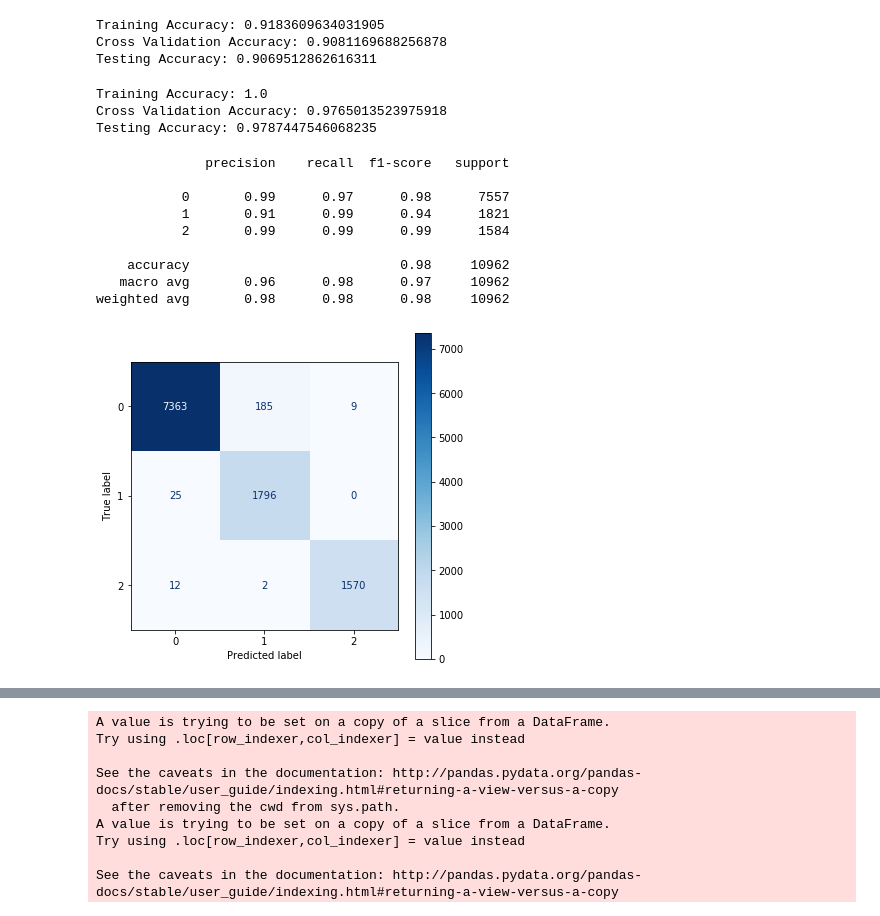
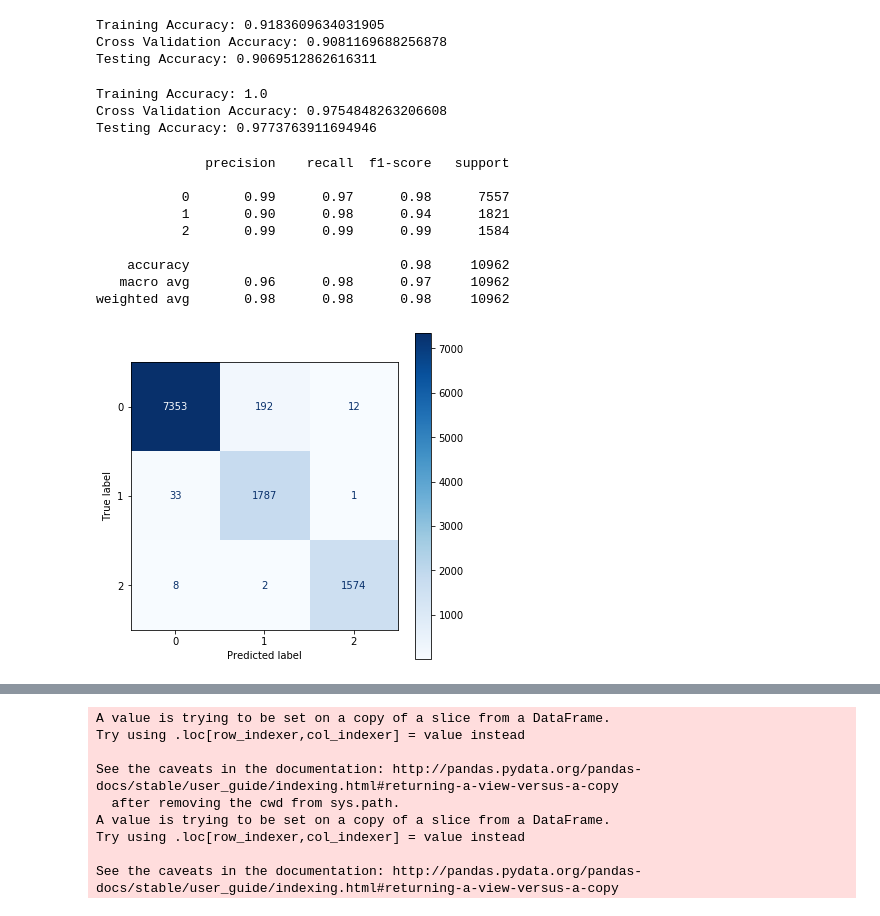
Before and after one commit to jeremy-lee93/capstone-project, a Jupyter notebook: modeling_headlines.ipynb, the cells around one changed output, grey strips where cells are left out. Drawn from its saved outputs; the diff is of its cells as text; code cells hidden in the pictures.

Commit message:
reran models to fix potential data leakage, created tsne plots

```diff
--- a/modeling_headlines.ipynb
+++ b/modeling_headlines.ipynb
@@ -87,7 +58,12 @@ X.shape
+# %%
+vectorizer = TfidfVectorizer(stop_words=stopwords)
+
+X_train_sparse = vectorizer.fit_transform(X_train)
+X_test_sparse = vectorizer.transform(X_test)
 # %%
 mnb_vanilla = MultinomialNB()
-mnb_vanilla.fit(X_train, y_train)
-mnb_vanilla_cv = cross_val_score(mnb_vanilla, X_train, y_train, cv=5, scoring='accuracy', n_jobs=-1)
+mnb_vanilla.fit(X_train_sparse, y_train)
+mnb_vanilla_cv = cross_val_score(mnb_vanilla, X_train_sparse, y_train, cv=5, scoring='accuracy', n_jobs=-1)
 # %%
 def summary_scores(model, train_set_x, test_set_x, train_set_y, test_set_y, cross_val_var):
     print(f'Training Accuracy: {model.score(train_set_x, train_set_y)}')
@@ -123,7 +99,7 @@ mnb_vanilla_param = {'alpha':[0, 0.01, 1, 2, 10],
                      'fit_prior':[True, False]}
 
 gs_mnb = GridSearchCV(mnb_vanilla, param_grid=mnb_vanilla_param, cv=5, n_jobs=-1)
-gs_mnb.fit(X_train, y_train)
+gs_mnb.fit(X_train_sparse, y_train)
 gs_mnb.best_params_
 # %% [output]
 {'alpha': 10, 'fit_prior': False}
@@ -138,21 +114,21 @@ Cross Validation Accuracy: 0.9081169688256878
 Testing Accuracy: 0.9069512862616311
 # %%
 rf_vanilla = RandomForestClassifier()
-rf_vanilla.fit(X_train, y_train)
-rf_vanilla_cv = cross_val_score(rf_vanilla, X_train, y_train, cv=5, scoring='accuracy', n_jobs=-1)
+rf_vanilla.fit(X_train_sparse, y_train)
+rf_vanilla_cv = cross_val_score(rf_vanilla, X_train_sparse, y_train, cv=5, scoring='accuracy', n_jobs=-1)
 # %%
-summary_scores(rf_vanilla, X_train, X_test, y_train, y_test, rf_vanilla_cv)
+summary_scores(rf_vanilla, X_train_sparse, X_test_sparse, y_train, y_test, rf_vanilla_cv)
 # %% [output]
 Training Accuracy: 1.0
-Cross Validation Accuracy: 0.9765013523975918
-Testing Accuracy: 0.9787447546068235
+Cross Validation Accuracy: 0.9754848263206608
+Testing Accuracy: 0.9773763911694946
 # %%
-print(classification_report(y_test, rf_vanilla.predict(X_test)))
+print(classification_report(y_test, rf_vanilla.predict(X_test_sparse)))
 # %% [output]
               precision    recall  f1-score   support
 
            0       0.99      0.97      0.98      7557
-           1       0.91      0.99      0.94      1821
+           1       0.90      0.98      0.94      1821
            2       0.99      0.99      0.99      1584
 
     accuracy                           0.98     10962
@@ -161,10 +137,10 @@ weighted avg       0.98      0.98      0.98     10962
 # %%
 fig, ax = plt.subplots(figsize=(6, 6))
 plt.grid(False)
-plot_confusion_matrix(rf_vanilla, X_test, y_test, cmap='Blues', ax=ax)
+plot_confusion_matrix(rf_vanilla, X_test_sparse, y_test, cmap='Blues', ax=ax)
 plt.savefig('random_forest_vanilla_conf_matrix.png')
 # %% [output]
-[figure, old version]
+[figure, new version]
 # %%
 vanilla_tree_depths = [estimator.get_depth() for estimator in rf_vanilla.estimators_]
 # %%
```
Also changed, not shown: parts of 37 cells of this notebook, 34 other files.
